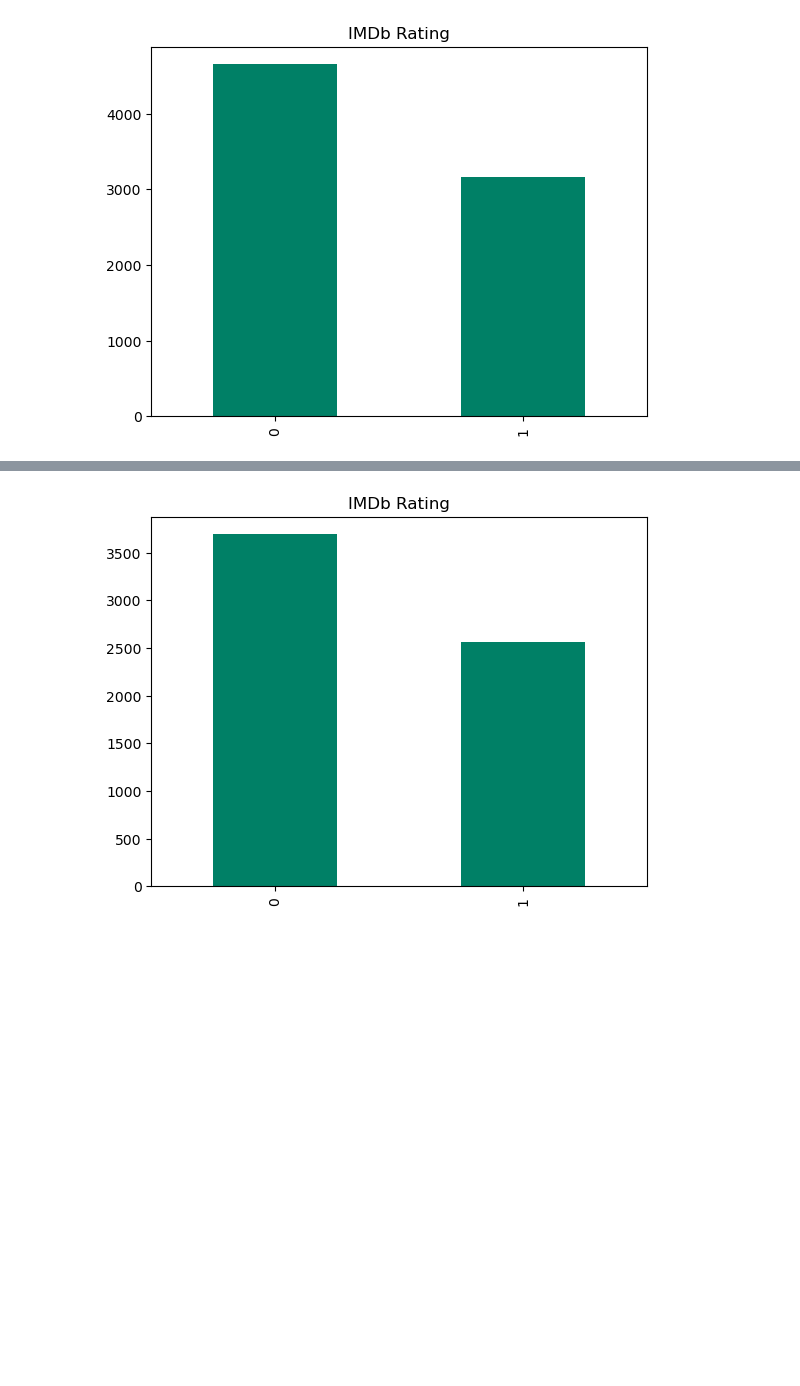
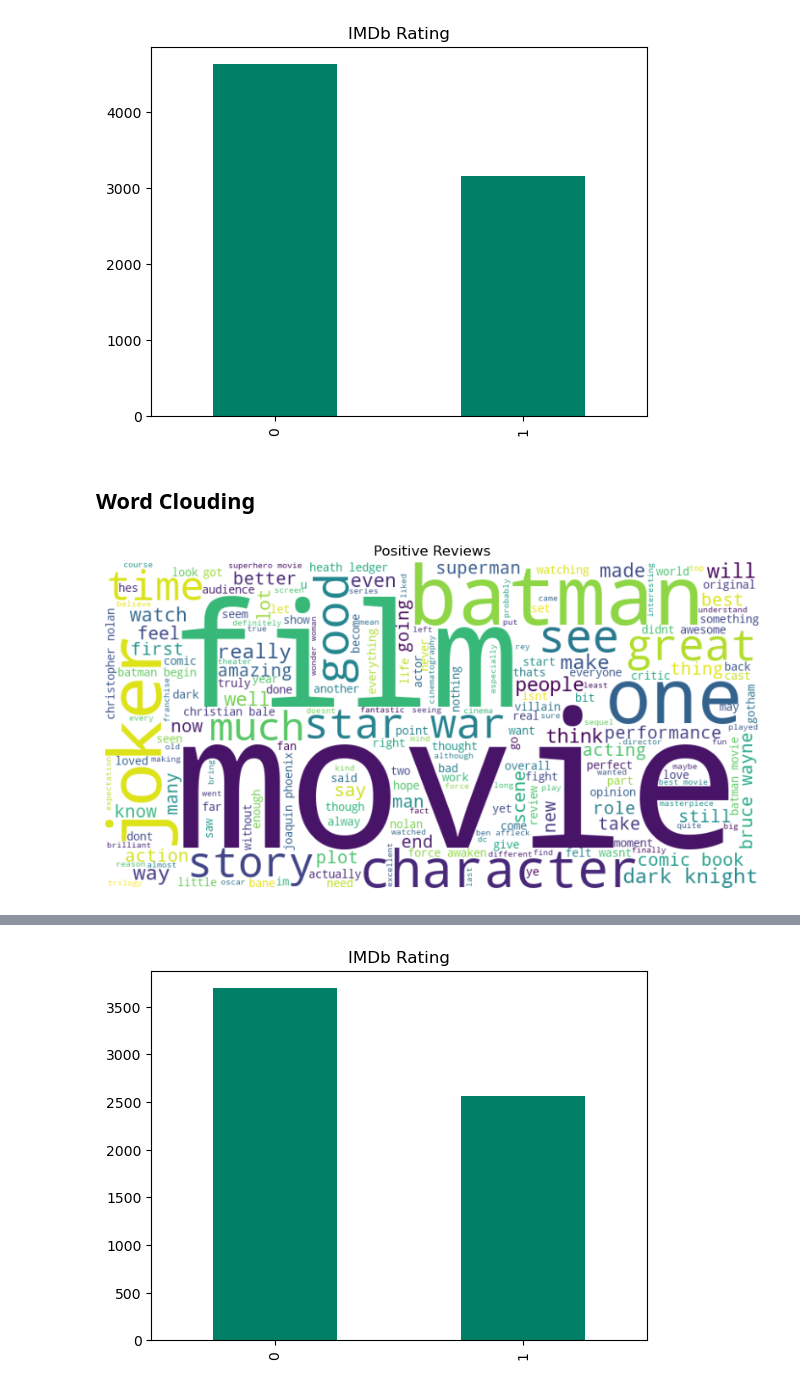
Before and after one commit to oitik/Movie_rating_prediction_using_machine_learning, a Jupyter notebook: bert-for-movie.ipynb, the cells around one changed output, grey strips where cells are left out. Drawn from its saved outputs; the diff is of its cells as text; code cells hidden in the pictures; blank space fills up the shorter version.

```diff
--- a/bert-for-movie.ipynb
+++ b/bert-for-movie.ipynb
@@ -341,6 +371,20 @@ updf = drop_ten(2000, updf)
 plot_rate(updf)
 # %% [output]
 [figure]
+# %% [markdown]
+## Word Clouding
+# %%
+# Initialize an empty string
+text = ''
+
+# Iterate through each row of the dataframe
+for index, row in updf.iterrows():
+    review = row['text']  # Get the review from the current row
+    text += review + ' '   # Append the review to the text string with a space
+# %%
+display_wc(text, 'Positive Reviews')
+# %% [output]
+[figure, added]
 # %%
 updf.to_csv('/kaggle/working/up_data.csv', index=False)
 # %%
```
Also changed, not shown: parts of 16 cells of this notebook.
